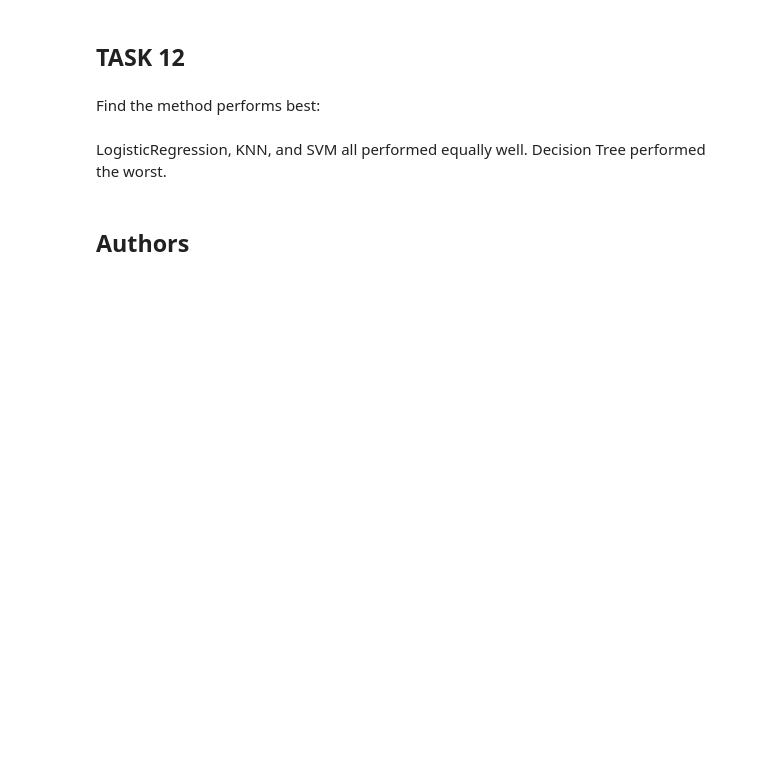
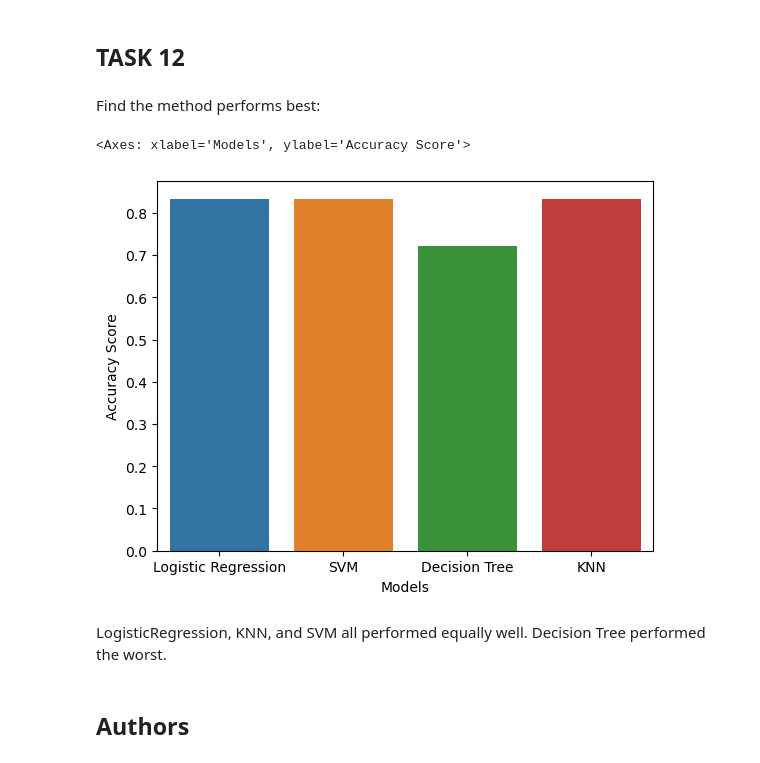
Before and after one commit to alicewchen/practice-projects, a Jupyter notebook: ibm-data-science/course-10/SpaceX_Machine_Learning_Prediction_Part_5.jupyterlite.ipynb, the cells around one changed output. Cells and saved outputs as stored; diff of their text form; code cells hidden in the pictures; blank space fills up the shorter version.

```diff
--- a/ibm-data-science/course-10/SpaceX_Machine_Learning_Prediction_Part_5.jupyterlite.ipynb
+++ b/ibm-data-science/course-10/SpaceX_Machine_Learning_Prediction_Part_5.jupyterlite.ipynb
@@ -190,7 +188,8 @@ accuracy : 0.8464285714285713
 # %% [markdown]
 Calculate the accuracy on the test data using the method <code>score</code>:
 # %%
-logreg_cv.score(X_test,Y_test)
+logreg_score = logreg_cv.score(X_test,Y_test)
+logreg_score
 # %% [output]
 0.8333333333333334
 # %% [markdown]
@@ -232,7 +231,8 @@ accuracy : 0.8482142857142856
 # %% [markdown]
 Calculate the accuracy on the test data using the method <code>score</code>:
 # %%
-svm_cv.score(X_test,Y_test)
+svm_score = svm_cv.score(X_test,Y_test)
+svm_score
 # %% [output]
 0.8333333333333334
 # %% [markdown]
@@ -294,5 +294,6 @@ accuracy : 0.8607142857142858
 # %% [markdown]
 Calculate the accuracy of tree_cv on the test data using the method <code>score</code>:
 # %%
-tree_cv.score(X_test,Y_test)
+tree_score = tree_cv.score(X_test,Y_test)
+tree_score
 # %% [output]
@@ -333,7 +334,8 @@ accuracy : 0.8482142857142858
 # %% [markdown]
 Calculate the accuracy of knn_cv on the test data using the method <code>score</code>:
 # %%
-knn_cv.score(X_test,Y_test)
+knn_score = knn_cv.score(X_test,Y_test)
+knn_score
 # %% [output]
 0.8333333333333334
 # %% [markdown]
@@ -347,6 +349,14 @@ plot_confusion_matrix(Y_test,yhat)
 ## TASK  12
 # %% [markdown]
 Find the method performs best:
+# %%
+x = ['Logistic Regression', 'SVM', 'Decision Tree', 'KNN']
+y = [logreg_score, svm_score, tree_score, knn_score]
+df_temp = pd.DataFrame({'Models': x, 'Accuracy Score': y})
+sns.barplot(x ='Models', y = 'Accuracy Score',data = df_temp,  hue = x)
+# %% [output]
+<Axes: xlabel='Models', ylabel='Accuracy Score'>
+[figure, added]
 # %% [markdown]
 LogisticRegression, KNN, and SVM all performed equally well. Decision Tree performed the worst.
 # %% [markdown]
```
Also changed, not shown: parts of 5 cells of this notebook, 6 other files.
